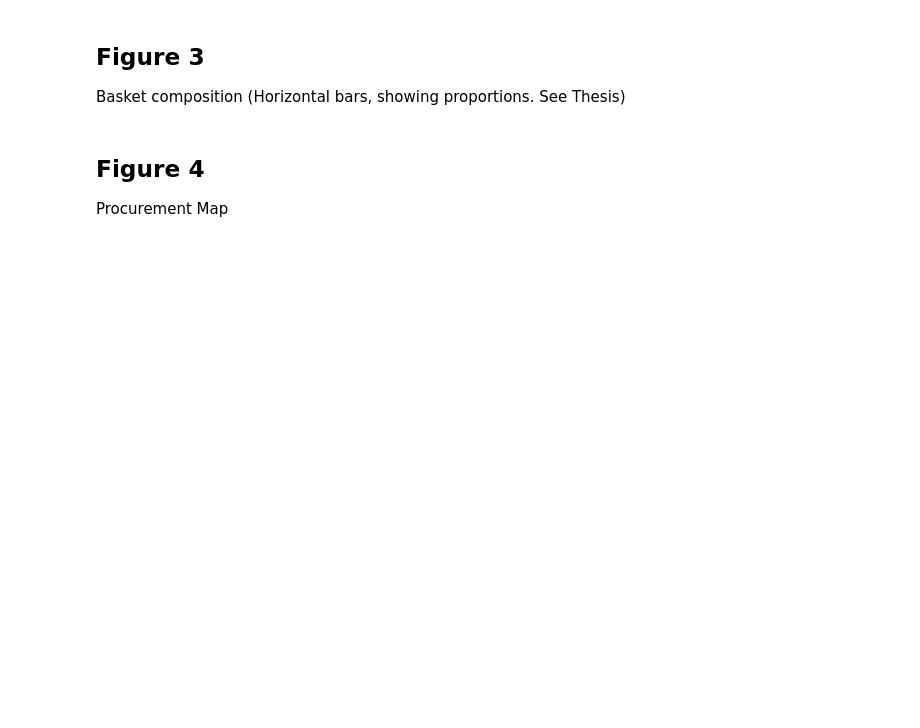
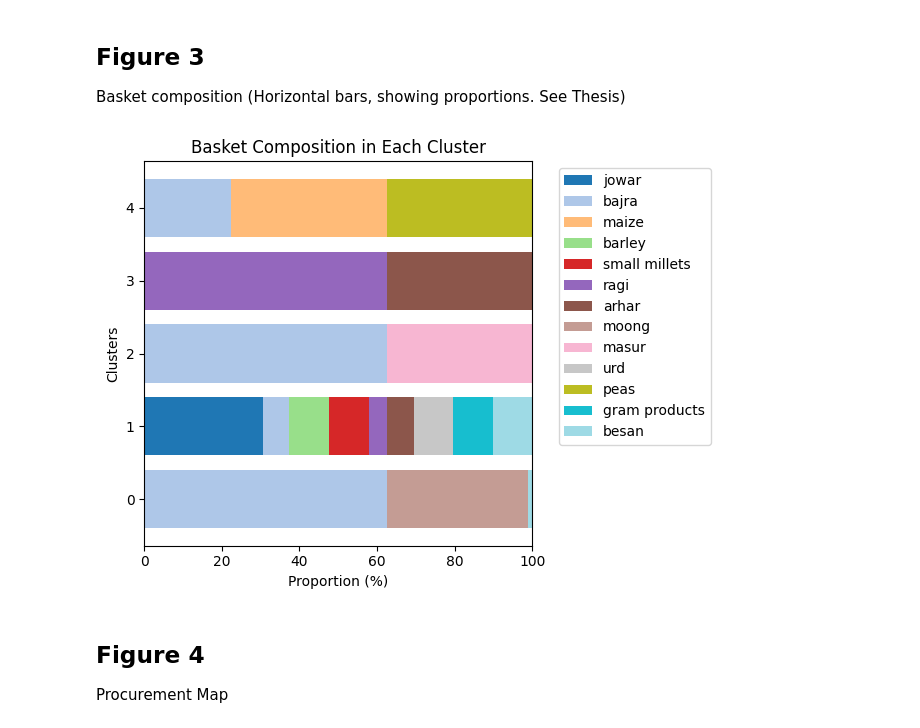
Before and after one commit to ReubenNarad/pds, a Jupyter notebook: postprocess/postprocess.ipynb, the cells around one changed output. Cells and saved outputs as stored; diff of their text form; code cells hidden in the pictures; blank space fills up the shorter version.

```diff
--- a/postprocess/postprocess.ipynb
+++ b/postprocess/postprocess.ipynb
@@ -45,6 +82,55 @@ Cluster Map
 ## Figure 3
 Basket composition
 (Horizontal bars, showing proportions. See Thesis)
+# %%
+# Load your data from the CSV file
+data = pd.read_csv("../cplex/data/basket_contents.csv")
+data = data[:6]
+
+# Set districts as index
+data = data.set_index("cluster")
+
+# Calculate total food per district
+data["total_food"] = data.sum(axis=1)
+
+# Normalize data (proportions) for each district
+data_norm = data.iloc[:, :-1].div(data["total_food"], axis=0) * 100
+
+# Remove columns that do not contribute to any cluster
+data_norm = data_norm.loc[:, (data_norm != 0).any(axis=0)]
+
+# Get max total food for setting bar width
+max_total_food = data["total_food"].max()
+
+# Define color mapping
+cmap = plt.get_cmap('tab20')  # This colormap has a unique color for each value between 0 and 1
+colors = [cmap(i/(len(data_norm.columns)-1)) for i in range(len(data_norm.columns))]
+
+def create_stacked_bar(data_norm, max_total_food, colors):
+    bars = []
+    for (i, (district_name, district_data)) in enumerate(data_norm.iterrows()):
+        bar_start = 0
+        for j, crop_amount in enumerate(district_data):
+            bars.append(plt.barh(i, crop_amount, left=bar_start, color=colors[j]))
+            bar_start += crop_amount
+    return bars
+
+# Create stacked bars and labels
+bars = create_stacked_bar(data_norm, max_total_food, colors)
+
+# Set labels and title
+plt.xlabel("Proportion (%)")
+plt.ylabel("Clusters")
+plt.title("Basket Composition in Each Cluster")
+
+# Set legend labels (adjusted to exclude zero-sum columns) and move it to the right
+plt.legend([bar[0] for bar in bars], data_norm.columns, bbox_to_anchor=(1.05, 1), loc='upper left')
+
+# Show plot
+plt.tight_layout()
+plt.show()
+# %% [output]
+[figure, added]
 # %% [markdown]
 ## Figure 4
 Procurement Map
```
Also changed, not shown: parts of 5 cells of this notebook, 2 other files.
